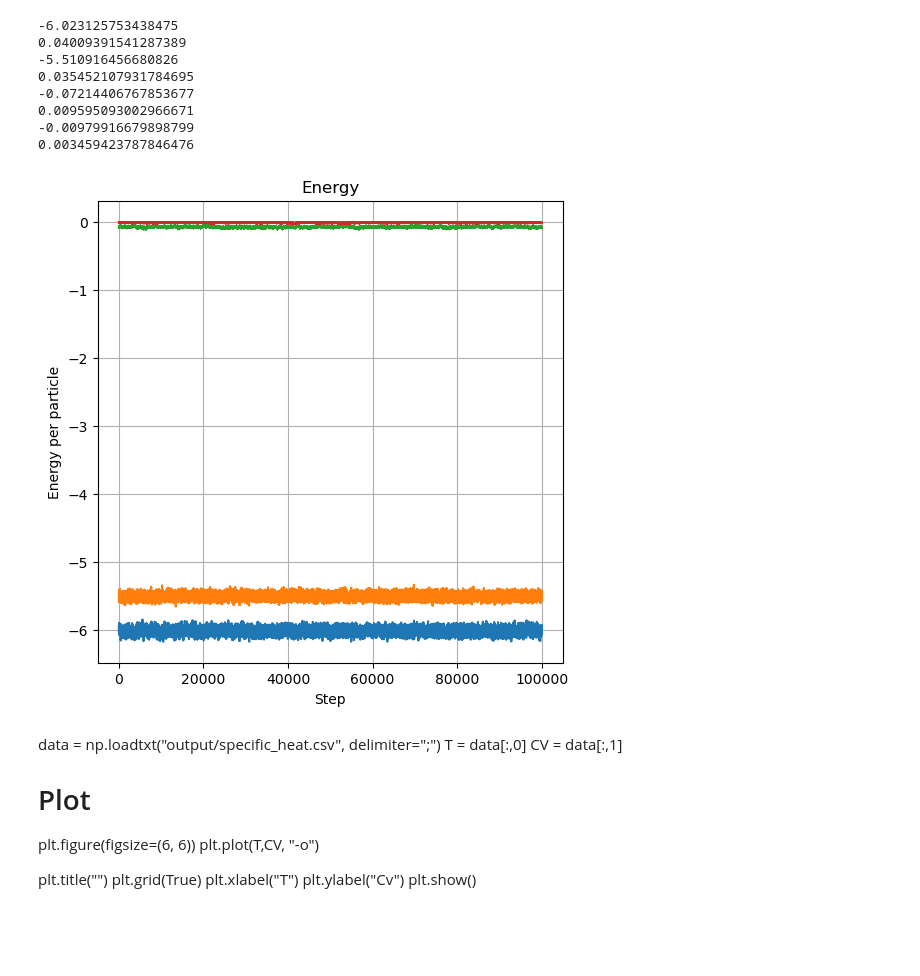
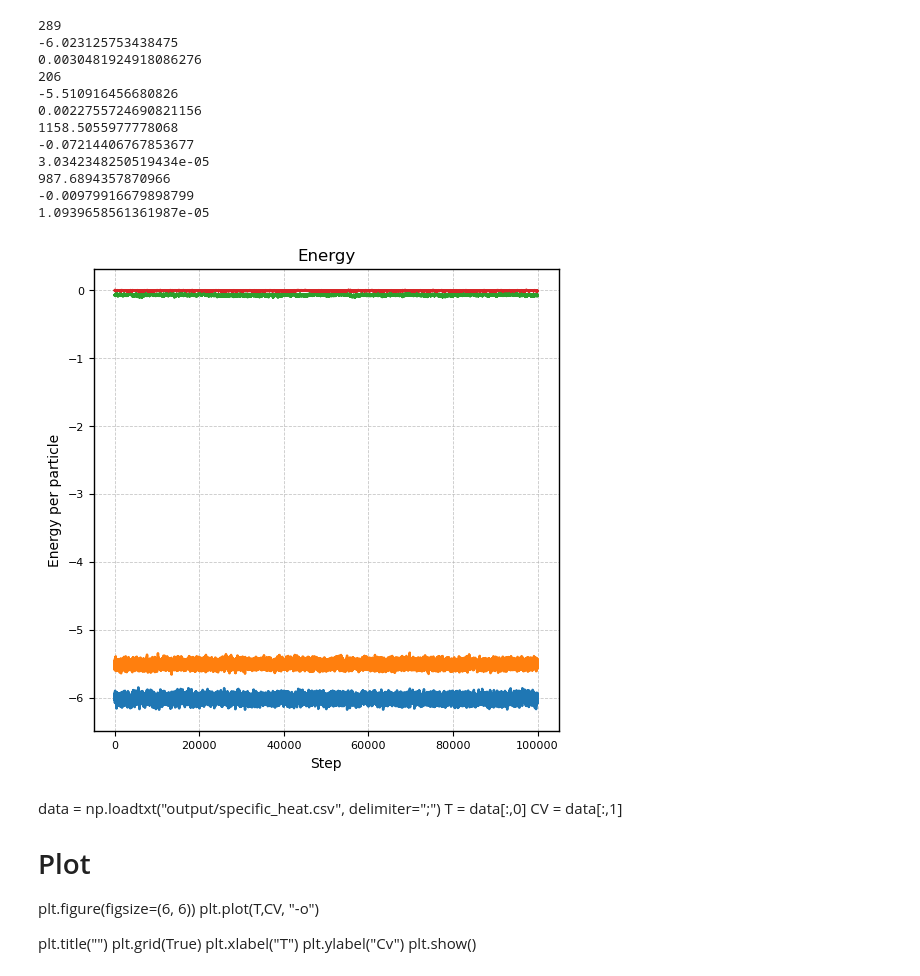
Before and after one commit to Sparisi01/montecarlo_particles_simulation, a Jupyter notebook: output/saves/Pure_LJ_nist/data_analysis.ipynb, the cells around one changed output. Cells and saved outputs as stored; diff of their text form; code cells hidden in the pictures; blank space fills up the shorter version.

```diff
--- a/output/saves/Pure_LJ_nist/data_analysis.ipynb
+++ b/output/saves/Pure_LJ_nist/data_analysis.ipynb
@@ -10,3 +44,31 @@ N_particles = 500
+# %%
+def autocorrelation_time(data, max_lag=None):
+
+    data = np.asarray(data)
+    N = len(data)
+
+    if max_lag is None:
+        max_lag = N // 2
+
+    mean = np.mean(data)
+    var = np.var(data)
+
+    if var == 0:
+        return 0.0
+
+    autocorr = []
+
+    for t in range(max_lag):
+        c = np.mean((data[:N - t] - mean) * (data[t:] - mean)) / var
+        autocorr.append(c)
+
+    autocorr = np.array(autocorr)
+
+    # sum until autocorrelation is positive
+    positive = autocorr[1:][autocorr[1:] > 0]
+
+    tau = 0.5 + np.sum(positive)
+    return tau
 # %%
 # Plot
 plt.figure(figsize=(6, 6))
@@ -16,8 +78,10 @@ energy = np.loadtxt("./T0.85p0.86/energy.csv", delimiter=";")  # 0.42 acc rate
 energy = energy[5000:] - 0.26*500
 plt.plot(energy/N_particles)
 
+tau = int(autocorrelation_time(energy))
+print(tau)
 print(np.mean(energy/N_particles))
-print(np.std(energy/N_particles))
+print(np.std(energy/N_particles)*np.sqrt(2*tau/100000))
 
 
 # 2
@@ -25,41 +89,49 @@ energy = np.loadtxt("./T0.85p0.776/energy.csv", delimiter=";")  # 0.50 acc rate
 energy = energy[5000:]-120
 plt.plot(energy/N_particles)
 
+tau = int(autocorrelation_time(energy))
+print(tau)
 print(np.mean(energy/N_particles))
-print(np.std(energy/N_particles))
+print(np.std(energy/N_particles)*np.sqrt(2*tau/100000))
 
 
 # 3
 energy = np.loadtxt("./T0.85p0.007/energy.csv", delimiter=";")  # 0.99 acc rate
 energy = energy[5000:]-1.0854
 plt.plot(energy/N_particles)
 
+print(autocorrelation_time(energy))
 print(np.mean(energy/N_particles))
-print(np.std(energy/N_particles))
+print(np.std(energy/N_particles)*np.sqrt(1/100000))
 
 # 4
 energy = np.loadtxt("./T0.85p0.001/energy.csv", delimiter=";")  # 0.42 acc rate
 energy = energy[5000:] - 0.155069
 plt.plot(energy/N_particles)
 
+print(autocorrelation_time(energy))
 print(np.mean(energy/N_particles))
-print(np.std(energy/N_particles))
+print(np.std(energy/N_particles)*np.sqrt(1/100000))
 
 plt.title("Energy")
 plt.grid(True)
 plt.ylabel("Energy per particle")
 plt.xlabel("Step")
 plt.show()
 # %% [output]
+289
 -6.023125753438475
-0.04009391541287389
+0.0030481924918086276
+206
 -5.510916456680826
-0.035452107931784695
+0.0022755724690821156
+1158.5055977778068
 -0.07214406767853677
-0.009595093002966671
+3.0342348250519434e-05
+987.6894357870966
 -0.00979916679898799
-0.003459423787846476
+1.0939658561361987e-05
-[figure, old version]
+[figure, new version]
 # %% [markdown]
 data = np.loadtxt("output/specific_heat.csv", delimiter=";")
 T = data[:,0]
```
Also changed, not shown: parts of 3 cells of this notebook, 8 other files.
